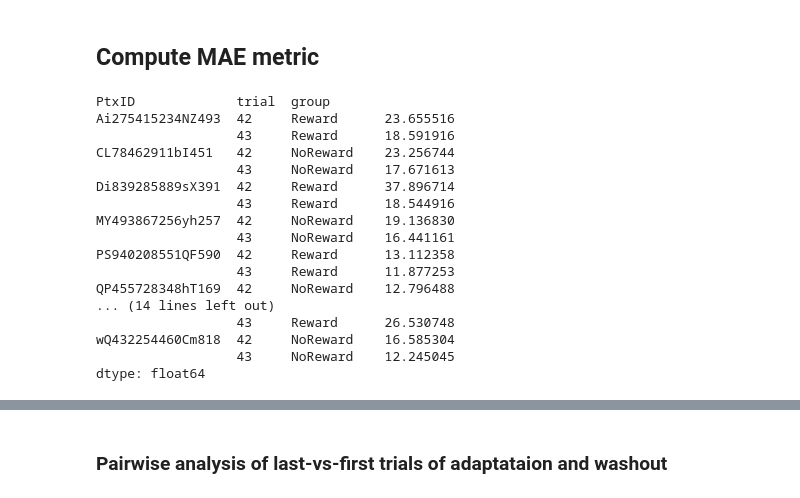
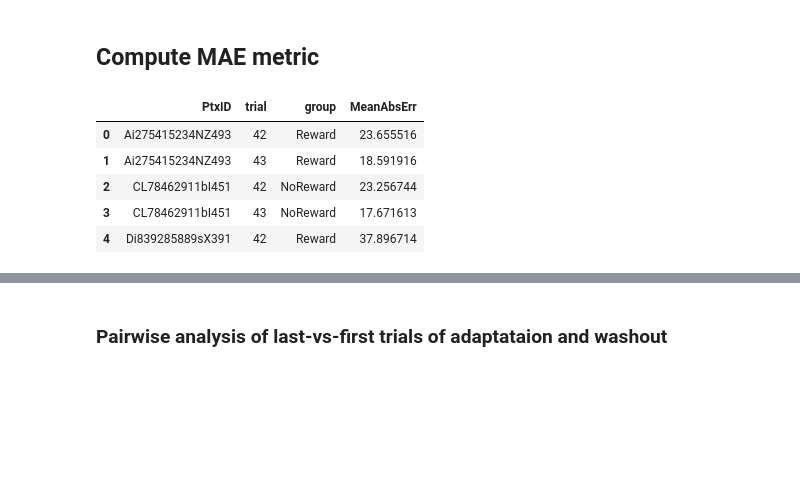
Before and after one commit to DiarKarim/SubEscape, a Jupyter notebook: SubEscape_Data_Analysis/SubEsc_Analysis.ipynb, the cells around one changed output, grey strips where cells are left out. Saved outputs shown, nothing was run; the diff lists cells and outputs as text; code cells hidden in the pictures; blank space fills up the shorter version.

```diff
--- a/SubEscape_Data_Analysis/SubEsc_Analysis.ipynb
+++ b/SubEscape_Data_Analysis/SubEsc_Analysis.ipynb
@@ -1514,24 +1515,14 @@ mabsErr = df_sub_alls.groupby(['PtxID','trial','group']).apply(lambda x: MeanAbs
 
 # df_sub_alls
 # %%
-# pd.DataFrame({'email':sf.index, 'list':sf.values})
-MeanAbsErr = pd.DataFrame({'PtxID':mabsErr.index, 'trial':mabsErr.trial, 'group':mabsErr.group})
-MeanAbsErr
+# Convert series to dataframe using reset_index function, which does the job very well
+MeanAbsErrDF = mabsErr.reset_index()[:]
+MeanAbsErrDF.columns.values[3] = 'MeanAbsErr'
+MeanAbsErrDF.head(5)
 # %% [output]
-PtxID             trial  group
-Ai275415234NZ493  42     Reward      23.655516
-                  43     Reward      18.591916
-CL78462911bI451   42     NoReward    23.256744
-                  43     NoReward    17.671613
-Di839285889sX391  42     Reward      37.896714
-                  43     Reward      18.544916
-MY493867256yh257  42     NoReward    19.136830
-                  43     NoReward    16.441161
-PS940208551QF590  42     Reward      13.112358
-                  43     Reward      11.877253
-QP455728348hT169  42     NoReward    12.796488
-... (14 lines left out)
-                  43     Reward      26.530748
-wQ432254460Cm818  42     NoReward    16.585304
-                  43     NoReward    12.245045
-dtype: float64
+|  | PtxID | trial | group | MeanAbsErr |
+| 0 | Ai275415234NZ493 | 42 | Reward | 23.655516 |
+| 1 | Ai275415234NZ493 | 43 | Reward | 18.591916 |
+| 2 | CL78462911bI451 | 42 | NoReward | 23.256744 |
+| 3 | CL78462911bI451 | 43 | NoReward | 17.671613 |
+| 4 | Di839285889sX391 | 42 | Reward | 37.896714 |
```
Also changed, not shown: parts of 7 cells of this notebook, 17 other files.
